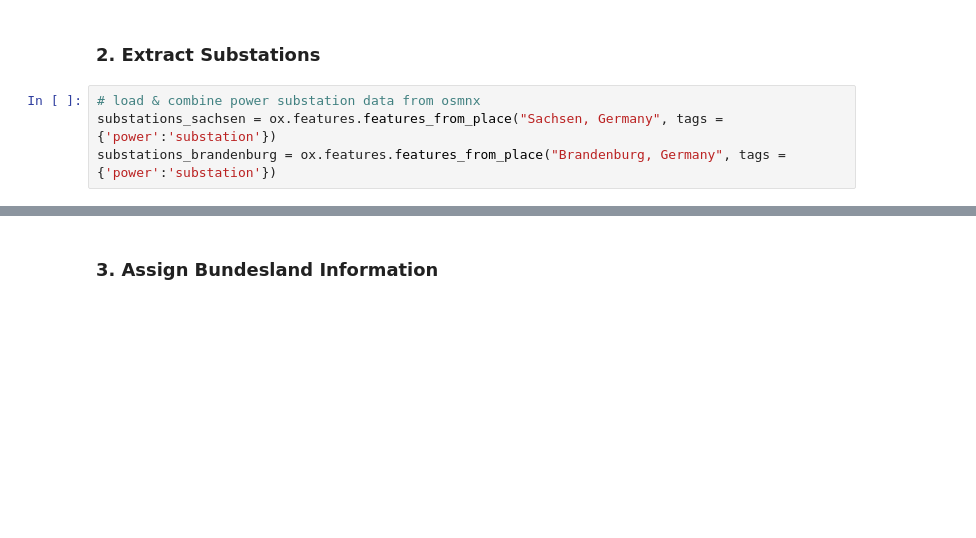
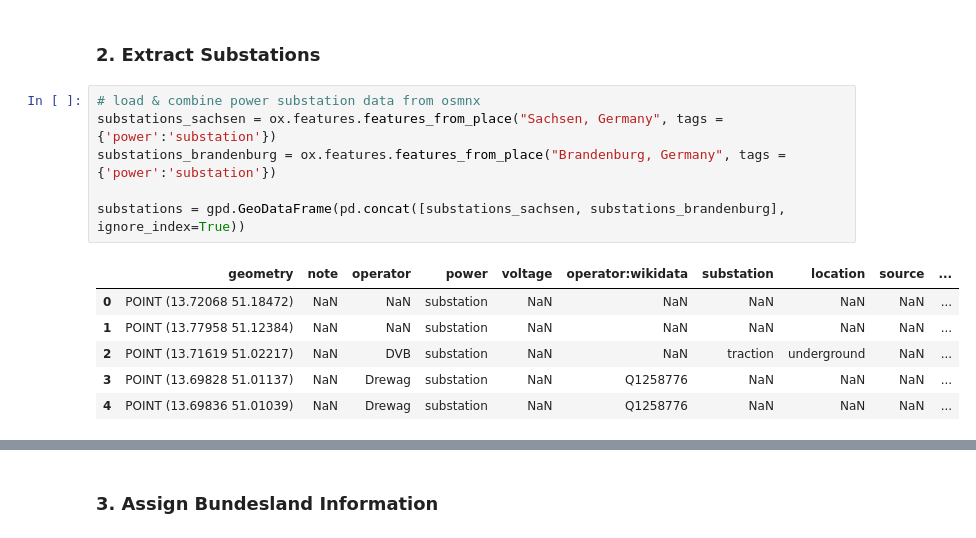
Before and after one commit to nicolas-froehlich/dvlp-case-study, a Jupyter notebook: case-study.ipynb, the cells around one changed output, grey strips where cells are left out. Cells and saved outputs as stored; diff of their text form; blank space fills up the shorter version.

```diff
--- a/case-study.ipynb
+++ b/case-study.ipynb
@@ -31,4 +43,13 @@ power_stations_sachsen.head()
 # %%
 # load & combine power substation data from osmnx
 substations_sachsen = ox.features.features_from_place("Sachsen, Germany", tags = {'power':'substation'})
 substations_brandenburg = ox.features.features_from_place("Brandenburg, Germany", tags = {'power':'substation'})
+
+substations = gpd.GeoDataFrame(pd.concat([substations_sachsen, substations_brandenburg], ignore_index=True))
+# %% [output]
+|  | geometry | note | operator | power | voltage | operator:wikidata | substation | location | source | ... |
+| 0 | POINT (13.72068 51.18472) | NaN | NaN | substation | NaN | NaN | NaN | NaN | NaN | ... |
+| 1 | POINT (13.77958 51.12384) | NaN | NaN | substation | NaN | NaN | NaN | NaN | NaN | ... |
+| 2 | POINT (13.71619 51.02217) | NaN | DVB | substation | NaN | NaN | traction | underground | NaN | ... |
+| 3 | POINT (13.69828 51.01137) | NaN | Drewag | substation | NaN | Q1258776 | NaN | NaN | NaN | ... |
+| 4 | POINT (13.69836 51.01039) | NaN | Drewag | substation | NaN | Q1258776 | NaN | NaN | NaN | ... |
```
Also changed, not shown: parts of 8 cells of this notebook.
